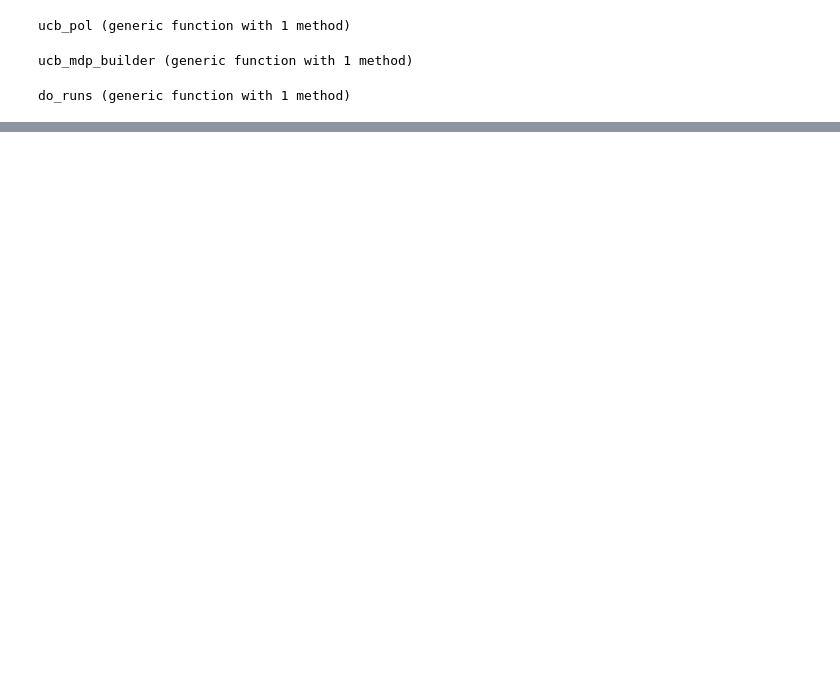
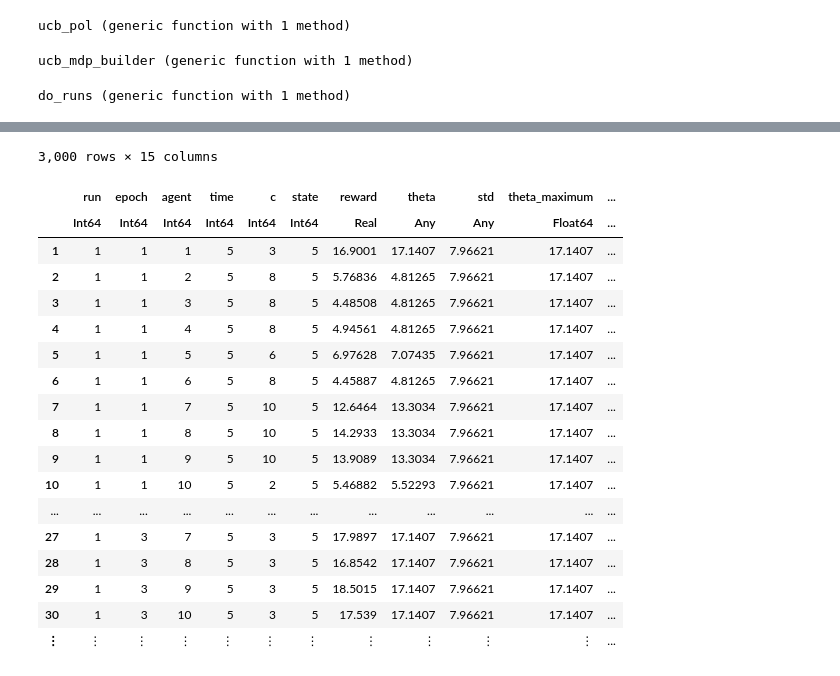
Before and after one commit to efancher/cs234_work_final_project, a Jupyter notebook: Final_Project_Parallel_Chains.ipynb, the cells around one changed output, grey strips where cells are left out. Drawn from its saved outputs; the diff is of its cells as text; code cells hidden in the pictures; blank space fills up the shorter version.

```diff
--- a/Final_Project_Parallel_Chains.ipynb
+++ b/Final_Project_Parallel_Chains.ipynb
@@ -407,0 +473,28 @@ get_average_regret(runs, chain_len, num_chains, true_values_list)
+# %%
+using CSV
+full_df[full_df[:Regret] .< 0.0,:Regret] = 0.0
+CSV.write("pc_simulation.csv", full_df)
+full_df
+# %%
+
+full_df[full_df.name.=="Seed Sampling",:]
+# %% [output]
+3,000 rows × 15 columns
+|  | run | epoch | agent | time | c | state | reward | theta | std | theta_maximum | ... |
+|  | Int64 | Int64 | Int64 | Int64 | Int64 | Int64 | Real | Any | Any | Float64 | ... |
+| 1 | 1 | 1 | 1 | 5 | 3 | 5 | 16.9001 | 17.1407 | 7.96621 | 17.1407 | ... |
+| 2 | 1 | 1 | 2 | 5 | 8 | 5 | 5.76836 | 4.81265 | 7.96621 | 17.1407 | ... |
+| 3 | 1 | 1 | 3 | 5 | 8 | 5 | 4.48508 | 4.81265 | 7.96621 | 17.1407 | ... |
+| 4 | 1 | 1 | 4 | 5 | 8 | 5 | 4.94561 | 4.81265 | 7.96621 | 17.1407 | ... |
+| 5 | 1 | 1 | 5 | 5 | 6 | 5 | 6.97628 | 7.07435 | 7.96621 | 17.1407 | ... |
+| 6 | 1 | 1 | 6 | 5 | 8 | 5 | 4.45887 | 4.81265 | 7.96621 | 17.1407 | ... |
+| 7 | 1 | 1 | 7 | 5 | 10 | 5 | 12.6464 | 13.3034 | 7.96621 | 17.1407 | ... |
+| 8 | 1 | 1 | 8 | 5 | 10 | 5 | 14.2933 | 13.3034 | 7.96621 | 17.1407 | ... |
+| 9 | 1 | 1 | 9 | 5 | 10 | 5 | 13.9089 | 13.3034 | 7.96621 | 17.1407 | ... |
+| 10 | 1 | 1 | 10 | 5 | 2 | 5 | 5.46882 | 5.52293 | 7.96621 | 17.1407 | ... |
+| ... | ... | ... | ... | ... | ... | ... | ... | ... | ... | ... | ... |
+| 27 | 1 | 3 | 7 | 5 | 3 | 5 | 17.9897 | 17.1407 | 7.96621 | 17.1407 | ... |
+| 28 | 1 | 3 | 8 | 5 | 3 | 5 | 16.8542 | 17.1407 | 7.96621 | 17.1407 | ... |
+| 29 | 1 | 3 | 9 | 5 | 3 | 5 | 18.5015 | 17.1407 | 7.96621 | 17.1407 | ... |
+| 30 | 1 | 3 | 10 | 5 | 3 | 5 | 17.539 | 17.1407 | 7.96621 | 17.1407 | ... |
+| ⋮ | ⋮ | ⋮ | ⋮ | ⋮ | ⋮ | ⋮ | ⋮ | ⋮ | ⋮ | ⋮ | ... |
```
Also changed, not shown: parts of 22 cells of this notebook, 1 other file.
